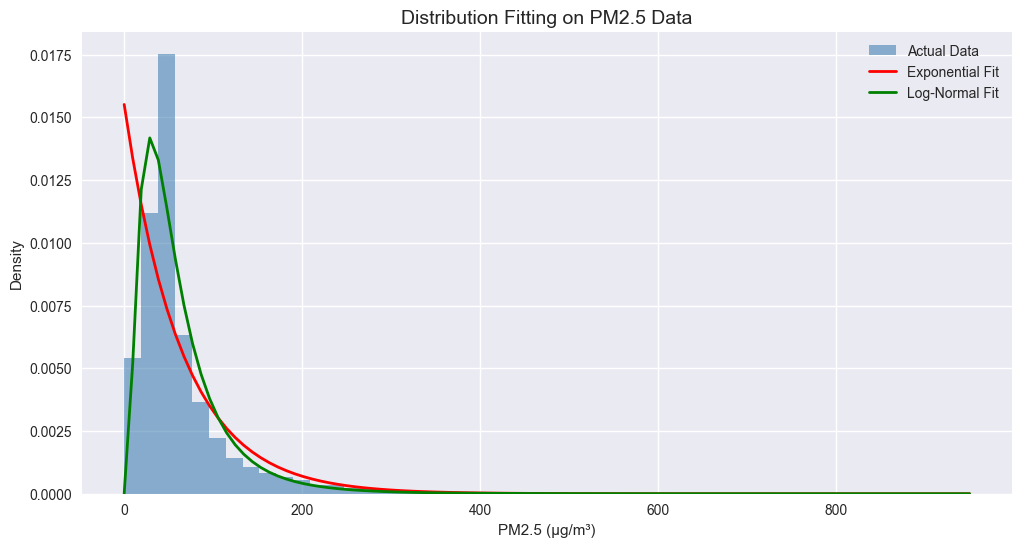
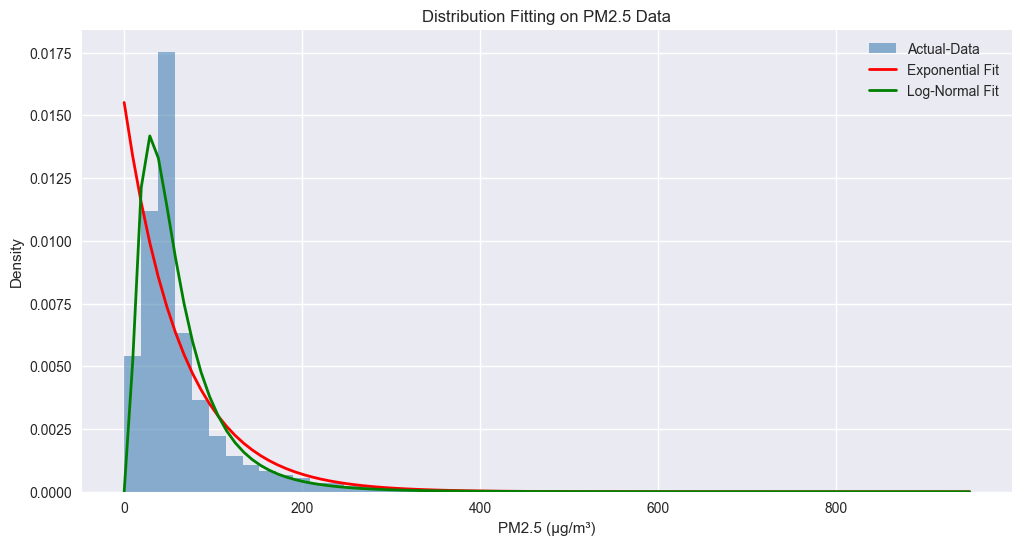
Unified diff of the notebook cell whose output changed from the first chart to the second:
--- before
+++ after
@@ -4,5 +4,5 @@
 
 # Plot actual data distribution
-ax.hist(pm25_clean, bins=50, density=True, alpha=0.6, color='steelblue', label='Actual Data')
+ax.hist(pm25_clean, bins=50, density=True, alpha=0.6, color='steelblue', label='Actual-Data')
 
 # Fit and plot distributions
@@ -17,5 +17,5 @@
 ax.plot(x, stats.lognorm.pdf(x, shape_l, loc_l, scale_l), 'g-', lw=2, label='Log-Normal Fit')
 
-ax.set_title('Distribution Fitting on PM2.5 Data', fontsize=14)
+ax.set_title('Distribution Fitting on PM2.5 Data', fontsize=12)
 ax.set_xlabel('PM2.5 (µg/m³)')
 ax.set_ylabel('Density')

Commit: Jul 2, 2026, 9:37 AM